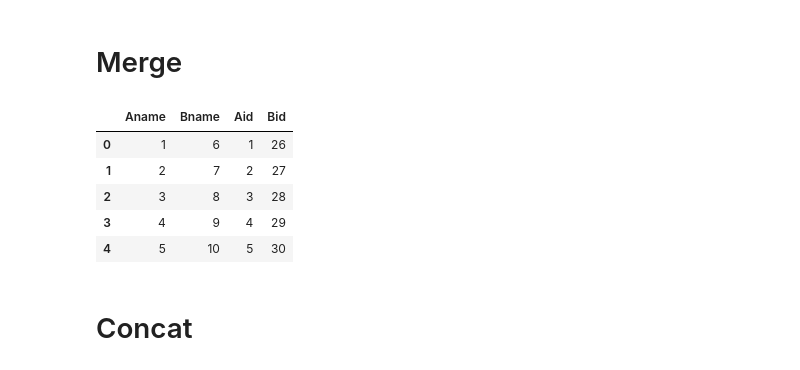
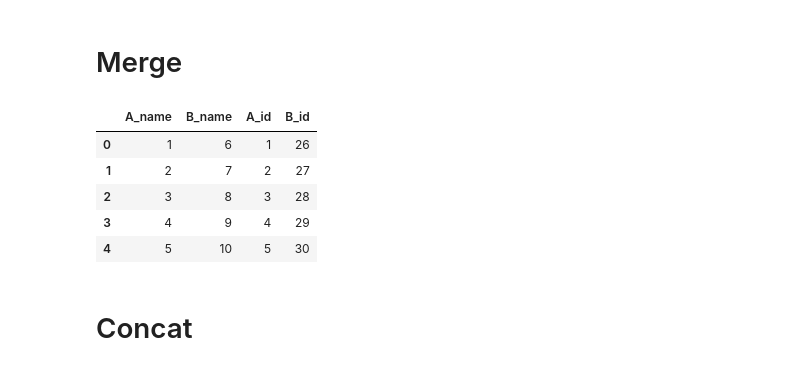
Before and after one commit to ManishKumarPatel13/CodeDump, a Jupyter notebook: Python New Tut/Pandas/Merge&Concat.ipynb, the cells around one changed output. Cells and saved outputs as stored; diff of their text form; code cells hidden in the pictures.

```diff
--- a/Python New Tut/Pandas/Merge&Concat.ipynb
+++ b/Python New Tut/Pandas/Merge&Concat.ipynb
@@ -8,16 +8,16 @@ var3 = pd.DataFrame({"A":[1,2,3,4], "C":[26, 27,28,29]})
 # %%
 # pd.merge(var1, var2, on="A") # Here A is the common part so it will only take it one time if we give var2 first then C will come before B because it will be the first one to be passed
 # pd.merge(var1, var3) # if we not have a id or part totally common it will only merge the rows or columns having common elements
 # pd.merge(var1, var3, how='left') # it will take the value of left one if there is no common value and make the right one NaN
 # pd.merge(var1, var3, how='right') # it will take the value of right one if there is no common value and make the left one NaN
 # pd.merge(var1, var3, how='outer') # it will show all the data including the uncommon ones and make the missing values as NaN
 
 # pd.merge(var1, var3,'outer', indicator=True) # It will show which one has the value
 
 # pd.merge(var1, var2, right_index=True, left_index=True) # This make two different column values for var1 A and var2 A and var1 b and var2 b by default it names them A_x and A_y
-pd.merge(var1, var2, right_index=True, left_index=True, suffixes=["name", "id"]) # it will make the var1 column names as {column Name} name and var2 column names as {column Name} id
+pd.merge(var1, var2, right_index=True, left_index=True, suffixes=["_name", "_id"]) # it will make the var1 column names as {column Name} name and var2 column names as {column Name} id
 # %% [output]
-|  | Aname | Bname | Aid | Bid |
+|  | A_name | B_name | A_id | B_id |
 | 0 | 1 | 6 | 1 | 26 |
 | 1 | 2 | 7 | 2 | 27 |
 | 2 | 3 | 8 | 3 | 28 |
```
Also changed, not shown: 9 other files.
